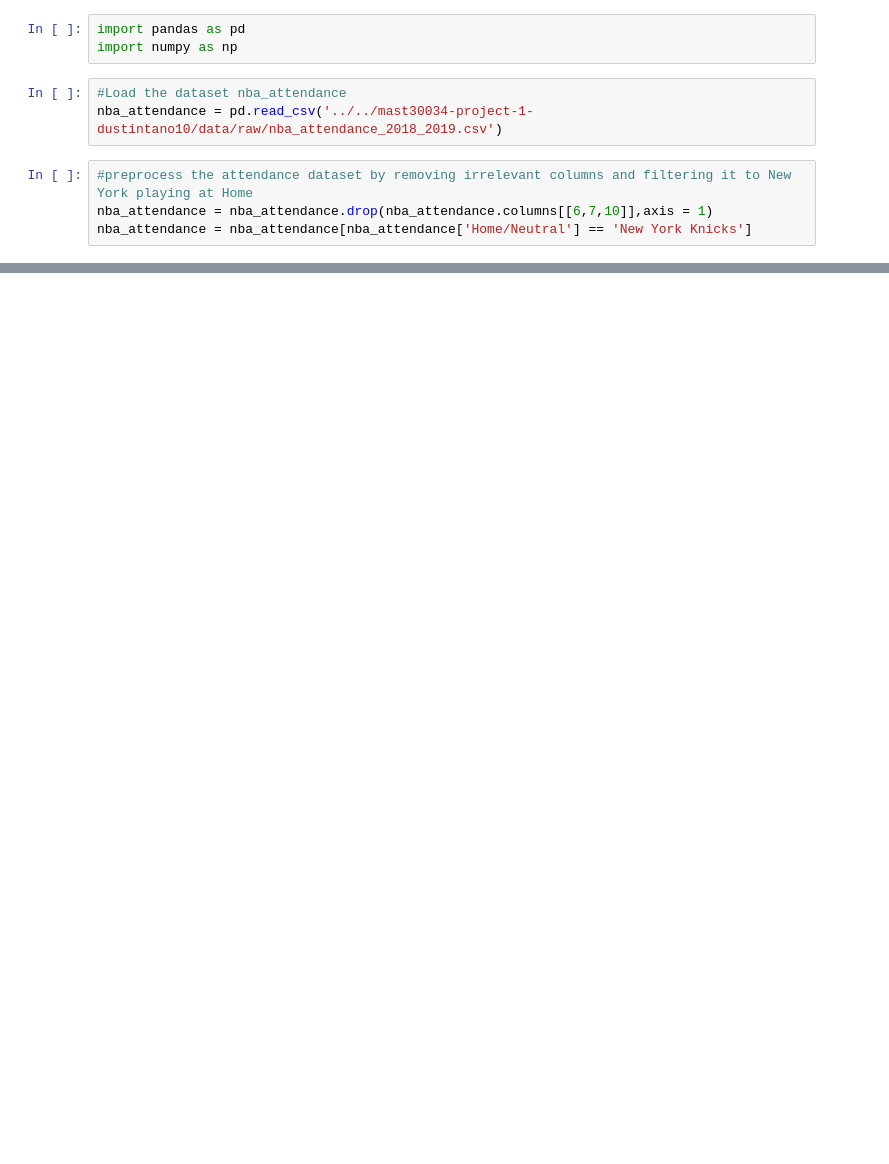
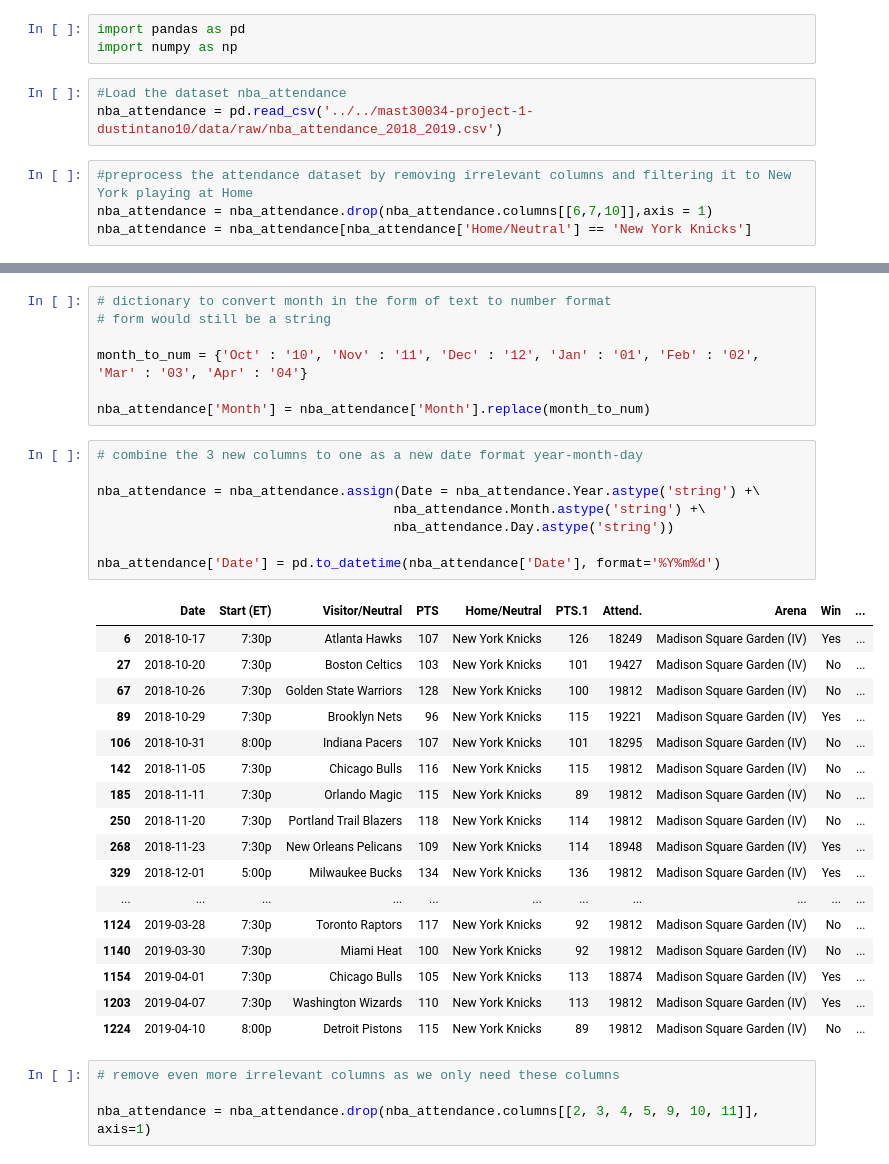
Before and after one commit to MAST30034-Applied-Data-Science/mast30034-project-1-dustintano10, a Jupyter notebook: notebooks/Preprocessing_nba_attendance.ipynb, the cells around one changed output, grey strips where cells are left out. Drawn from its saved outputs; the diff is of its cells as text; blank space fills up the shorter version.

```diff
--- a/notebooks/Preprocessing_nba_attendance.ipynb
+++ b/notebooks/Preprocessing_nba_attendance.ipynb
@@ -56,0 +41,37 @@ nba_attendance
+# %%
+# dictionary to convert month in the form of text to number format
+# form would still be a string
+
+month_to_num = {'Oct' : '10', 'Nov' : '11', 'Dec' : '12', 'Jan' : '01', 'Feb' : '02', 'Mar' : '03', 'Apr' : '04'}
+
+nba_attendance['Month'] = nba_attendance['Month'].replace(month_to_num)
+# %%
+# combine the 3 new columns to one as a new date format year-month-day
+
+nba_attendance = nba_attendance.assign(Date = nba_attendance.Year.astype('string') +\
+                                      nba_attendance.Month.astype('string') +\
+                                      nba_attendance.Day.astype('string'))
+
+nba_attendance['Date'] = pd.to_datetime(nba_attendance['Date'], format='%Y%m%d')
+# %% [output]
+|  | Date | Start (ET) | Visitor/Neutral | PTS | Home/Neutral | PTS.1 | Attend. | Arena | Win | ... |
+| 6 | 2018-10-17 | 7:30p | Atlanta Hawks | 107 | New York Knicks | 126 | 18249 | Madison Square Garden (IV) | Yes | ... |
+| 27 | 2018-10-20 | 7:30p | Boston Celtics | 103 | New York Knicks | 101 | 19427 | Madison Square Garden (IV) | No | ... |
+| 67 | 2018-10-26 | 7:30p | Golden State Warriors | 128 | New York Knicks | 100 | 19812 | Madison Square Garden (IV) | No | ... |
+| 89 | 2018-10-29 | 7:30p | Brooklyn Nets | 96 | New York Knicks | 115 | 19221 | Madison Square Garden (IV) | Yes | ... |
+| 106 | 2018-10-31 | 8:00p | Indiana Pacers | 107 | New York Knicks | 101 | 18295 | Madison Square Garden (IV) | No | ... |
+| 142 | 2018-11-05 | 7:30p | Chicago Bulls | 116 | New York Knicks | 115 | 19812 | Madison Square Garden (IV) | No | ... |
+| 185 | 2018-11-11 | 7:30p | Orlando Magic | 115 | New York Knicks | 89 | 19812 | Madison Square Garden (IV) | No | ... |
+| 250 | 2018-11-20 | 7:30p | Portland Trail Blazers | 118 | New York Knicks | 114 | 19812 | Madison Square Garden (IV) | No | ... |
+| 268 | 2018-11-23 | 7:30p | New Orleans Pelicans | 109 | New York Knicks | 114 | 18948 | Madison Square Garden (IV) | Yes | ... |
+| 329 | 2018-12-01 | 5:00p | Milwaukee Bucks | 134 | New York Knicks | 136 | 19812 | Madison Square Garden (IV) | Yes | ... |
+| ... | ... | ... | ... | ... | ... | ... | ... | ... | ... | ... |
+| 1124 | 2019-03-28 | 7:30p | Toronto Raptors | 117 | New York Knicks | 92 | 19812 | Madison Square Garden (IV) | No | ... |
+| 1140 | 2019-03-30 | 7:30p | Miami Heat | 100 | New York Knicks | 92 | 19812 | Madison Square Garden (IV) | No | ... |
+| 1154 | 2019-04-01 | 7:30p | Chicago Bulls | 105 | New York Knicks | 113 | 18874 | Madison Square Garden (IV) | Yes | ... |
+| 1203 | 2019-04-07 | 7:30p | Washington Wizards | 110 | New York Knicks | 113 | 19812 | Madison Square Garden (IV) | Yes | ... |
+| 1224 | 2019-04-10 | 8:00p | Detroit Pistons | 115 | New York Knicks | 89 | 19812 | Madison Square Garden (IV) | No | ... |
+# %%
+# remove even more irrelevant columns as we only need these columns
+
+nba_attendance = nba_attendance.drop(nba_attendance.columns[[2, 3, 4, 5, 9, 10, 11]], axis=1)
```
Also changed, not shown: parts of 2 cells of this notebook.
